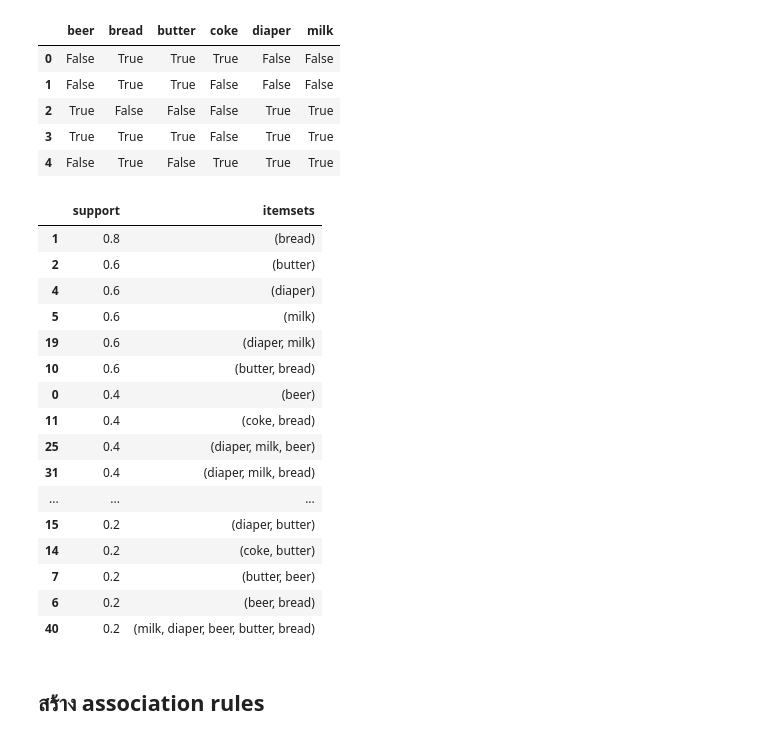
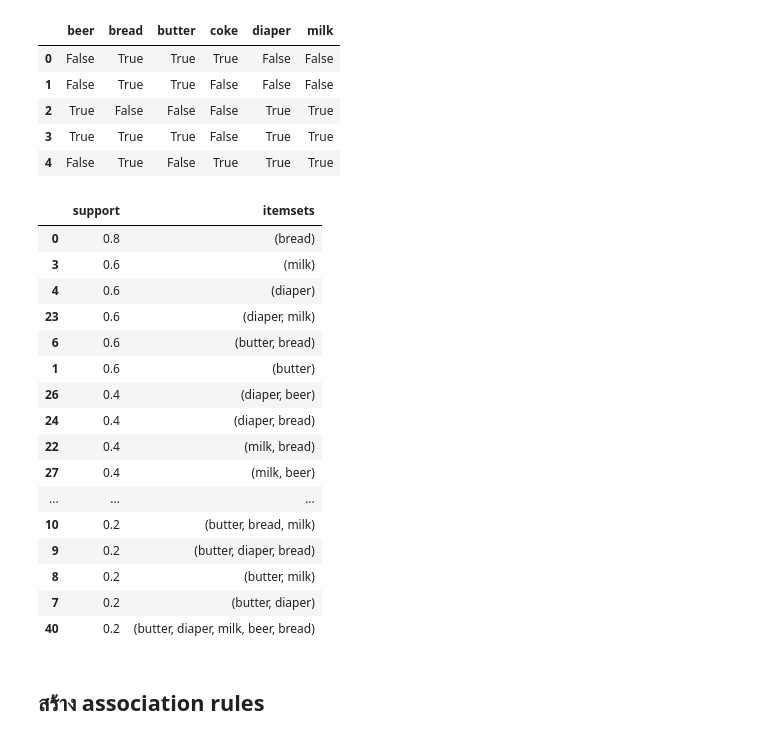
Before and after one commit to prasertcbs/scikitlearn_tutorial, a Jupyter notebook: notebook/market_basket_analysis_intro.ipynb, the cells around one changed output. Saved outputs shown, nothing was run; the diff lists cells and outputs as text; code cells hidden in the pictures.

```diff
--- a/notebook/market_basket_analysis_intro.ipynb
+++ b/notebook/market_basket_analysis_intro.ipynb
@@ -121,27 +119,29 @@ basket
 | 3 | True | True | True | False | True | True |
 | 4 | False | True | False | True | True | True |
 # %%
-frequent_itemsets = apriori(basket, min_support = 0.05, use_colnames = True)
+# frequent_itemsets = apriori(basket, min_support = 0.05, use_colnames = True)
+frequent_itemsets = fpgrowth(basket, min_support = 0.05, use_colnames = True)
+
 # frequent_itemsets['support_n']=frequent_itemsets['support']*len(basket)
 frequent_itemsets.sort_values('support', ascending=False)
 # %% [output]
 |  | support | itemsets |
-| 1 | 0.8 | (bread) |
-| 2 | 0.6 | (butter) |
+| 0 | 0.8 | (bread) |
+| 3 | 0.6 | (milk) |
 | 4 | 0.6 | (diaper) |
-| 5 | 0.6 | (milk) |
-| 19 | 0.6 | (diaper, milk) |
-| 10 | 0.6 | (butter, bread) |
-| 0 | 0.4 | (beer) |
-| 11 | 0.4 | (coke, bread) |
-| 25 | 0.4 | (diaper, milk, beer) |
-| 31 | 0.4 | (diaper, milk, bread) |
+| 23 | 0.6 | (diaper, milk) |
+| 6 | 0.6 | (butter, bread) |
+| 1 | 0.6 | (butter) |
+| 26 | 0.4 | (diaper, beer) |
+| 24 | 0.4 | (diaper, bread) |
+| 22 | 0.4 | (milk, bread) |
+| 27 | 0.4 | (milk, beer) |
 | ... | ... | ... |
-| 15 | 0.2 | (diaper, butter) |
-| 14 | 0.2 | (coke, butter) |
-| 7 | 0.2 | (butter, beer) |
-| 6 | 0.2 | (beer, bread) |
-| 40 | 0.2 | (milk, diaper, beer, butter, bread) |
+| 10 | 0.2 | (butter, bread, milk) |
+| 9 | 0.2 | (butter, diaper, bread) |
+| 8 | 0.2 | (butter, milk) |
+| 7 | 0.2 | (butter, diaper) |
+| 40 | 0.2 | (butter, diaper, milk, beer, bread) |
 # %% [markdown]
 ## สร้าง association rules
 # %%
```
Also changed, not shown: parts of 27 cells of this notebook.
